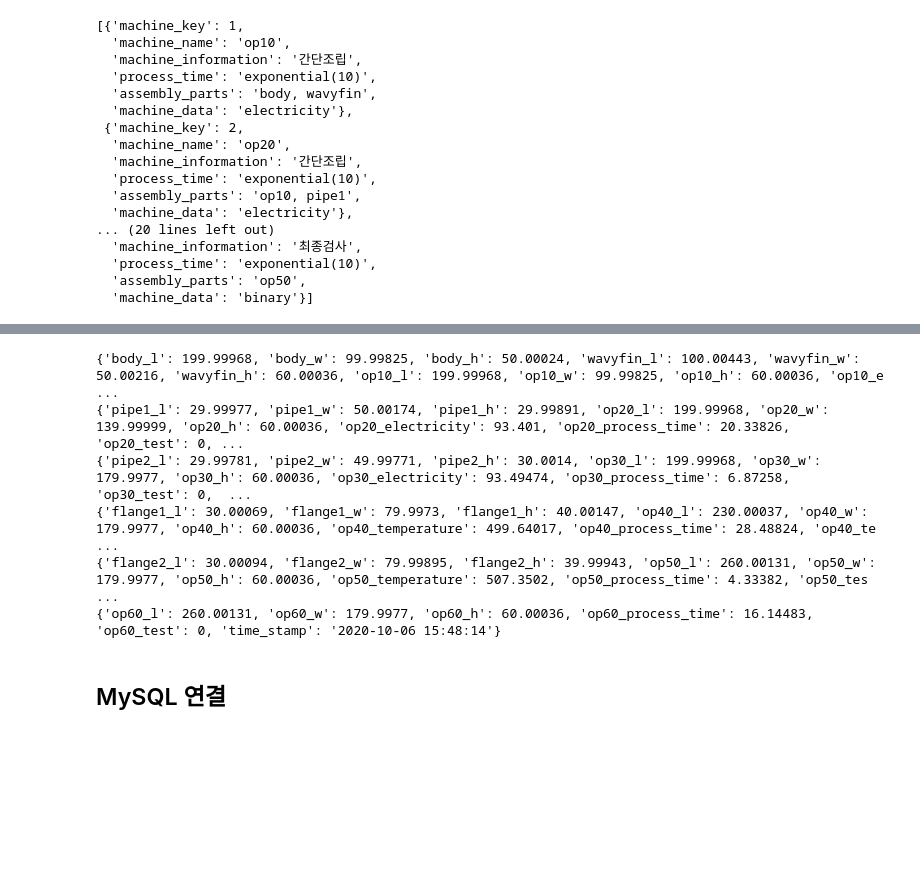
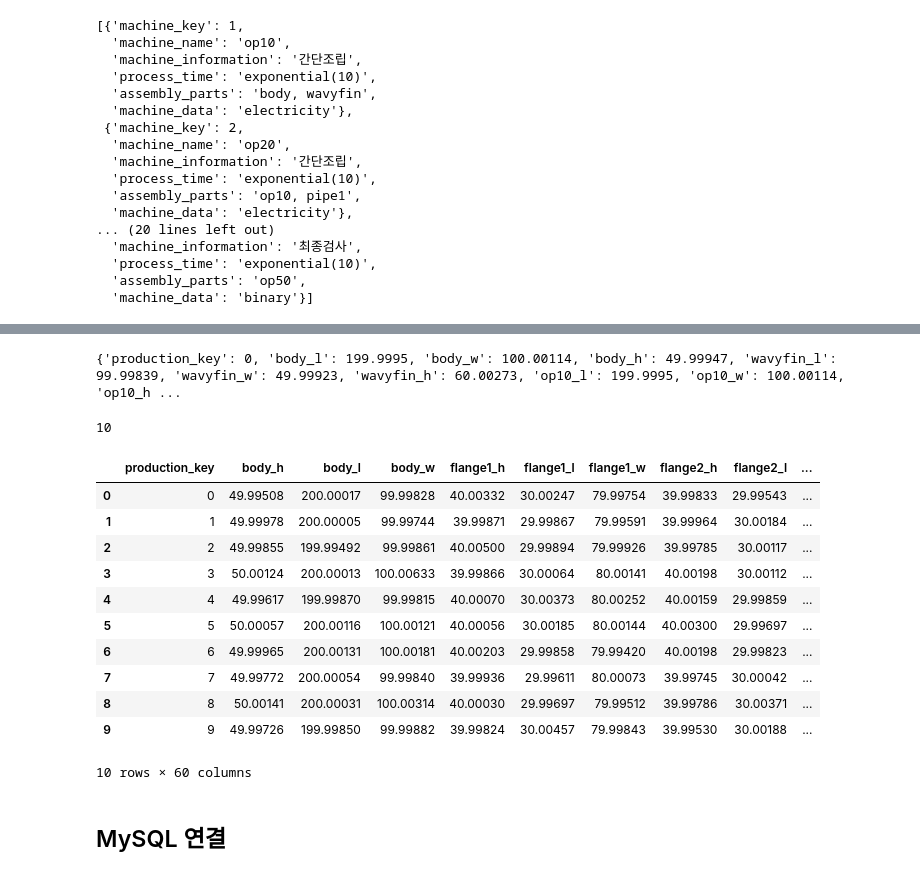
Before and after one commit to greendolphin7/Assembly_process_data_web_application, a Jupyter notebook: data_generator_for_process.ipynb, the cells around one changed output, grey strips where cells are left out. Saved outputs shown, nothing was run; the diff lists cells and outputs as text; code cells hidden in the pictures; blank space fills up the shorter version.

```diff
--- a/data_generator_for_process.ipynb
+++ b/data_generator_for_process.ipynb
@@ -653,17 +702,9 @@ def process(a):
-# %%
-# 제품 한 개 테스트
-a, b, c, d, e, f = process(1)
-print(a)
-print(b)
-print(c)
-print(d)
-print(e)
-print(f)
-# %% [output]
-{'body_l': 199.99968, 'body_w': 99.99825, 'body_h': 50.00024, 'wavyfin_l': 100.00443, 'wavyfin_w': 50.00216, 'wavyfin_h': 60.00036, 'op10_l': 199.99968, 'op10_w': 99.99825, 'op10_h': 60.00036, 'op10_e ...
-{'pipe1_l': 29.99977, 'pipe1_w': 50.00174, 'pipe1_h': 29.99891, 'op20_l': 199.99968, 'op20_w': 139.99999, 'op20_h': 60.00036, 'op20_electricity': 93.401, 'op20_process_time': 20.33826, 'op20_test': 0, ...
-{'pipe2_l': 29.99781, 'pipe2_w': 49.99771, 'pipe2_h': 30.0014, 'op30_l': 199.99968, 'op30_w': 179.9977, 'op30_h': 60.00036, 'op30_electricity': 93.49474, 'op30_process_time': 6.87258, 'op30_test': 0,  ...
-{'flange1_l': 30.00069, 'flange1_w': 79.9973, 'flange1_h': 40.00147, 'op40_l': 230.00037, 'op40_w': 179.9977, 'op40_h': 60.00036, 'op40_temperature': 499.64017, 'op40_process_time': 28.48824, 'op40_te ...
-{'flange2_l': 30.00094, 'flange2_w': 79.99895, 'flange2_h': 39.99943, 'op50_l': 260.00131, 'op50_w': 179.9977, 'op50_h': 60.00036, 'op50_temperature': 507.3502, 'op50_process_time': 4.33382, 'op50_tes ...
-{'op60_l': 260.00131, 'op60_w': 179.9977, 'op60_h': 60.00036, 'op60_process_time': 16.14483, 'op60_test': 0, 'time_stamp': '2020-10-06 15:48:14'}
+# %%
+# 테스트
+x = process(1)
+
+for i in x:
+    print(i)
+# %% [output]
+{'production_key': 0, 'body_l': 199.9995, 'body_w': 100.00114, 'body_h': 49.99947, 'wavyfin_l': 99.99839, 'wavyfin_w': 49.99923, 'wavyfin_h': 60.00273, 'op10_l': 199.9995, 'op10_w': 100.00114, 'op10_h ...
 # %%
@@ -672,11 +714,25 @@ result_df = pd.DataFrame(process(1))
 result_df.to_excel("item_data.xlsx")
 # %%
-# data_load = pd.read_excel("item_data.xlsx")
+data_load = pd.read_excel("item_data.xlsx")
 
-# num_list = len(data_load)
+num_list = len(data_load)
 
-# print(num_list)
-# data_load
+print(num_list)
+data_load
+# %% [output]
+10
+|  | production_key | body_h | body_l | body_w | flange1_h | flange1_l | flange1_w | flange2_h | flange2_l | ... |
+| 0 | 0 | 49.99508 | 200.00017 | 99.99828 | 40.00332 | 30.00247 | 79.99754 | 39.99833 | 29.99543 | ... |
+| 1 | 1 | 49.99978 | 200.00005 | 99.99744 | 39.99871 | 29.99867 | 79.99591 | 39.99964 | 30.00184 | ... |
+| 2 | 2 | 49.99855 | 199.99492 | 99.99861 | 40.00500 | 29.99894 | 79.99926 | 39.99785 | 30.00117 | ... |
+| 3 | 3 | 50.00124 | 200.00013 | 100.00633 | 39.99866 | 30.00064 | 80.00141 | 40.00198 | 30.00112 | ... |
+| 4 | 4 | 49.99617 | 199.99870 | 99.99815 | 40.00070 | 30.00373 | 80.00252 | 40.00159 | 29.99859 | ... |
+| 5 | 5 | 50.00057 | 200.00116 | 100.00121 | 40.00056 | 30.00185 | 80.00144 | 40.00300 | 29.99697 | ... |
+| 6 | 6 | 49.99965 | 200.00131 | 100.00181 | 40.00203 | 29.99858 | 79.99420 | 40.00198 | 29.99823 | ... |
+| 7 | 7 | 49.99772 | 200.00054 | 99.99840 | 39.99936 | 29.99611 | 80.00073 | 39.99745 | 30.00042 | ... |
+| 8 | 8 | 50.00141 | 200.00031 | 100.00314 | 40.00030 | 29.99697 | 79.99512 | 39.99786 | 30.00371 | ... |
+| 9 | 9 | 49.99726 | 199.99850 | 99.99882 | 39.99824 | 30.00457 | 79.99843 | 39.99530 | 30.00188 | ... |
+10 rows × 60 columns
 # %% [markdown]
 ## MySQL 연결
 # %%
```
Also changed, not shown: parts of 15 cells of this notebook, 1 other file.
